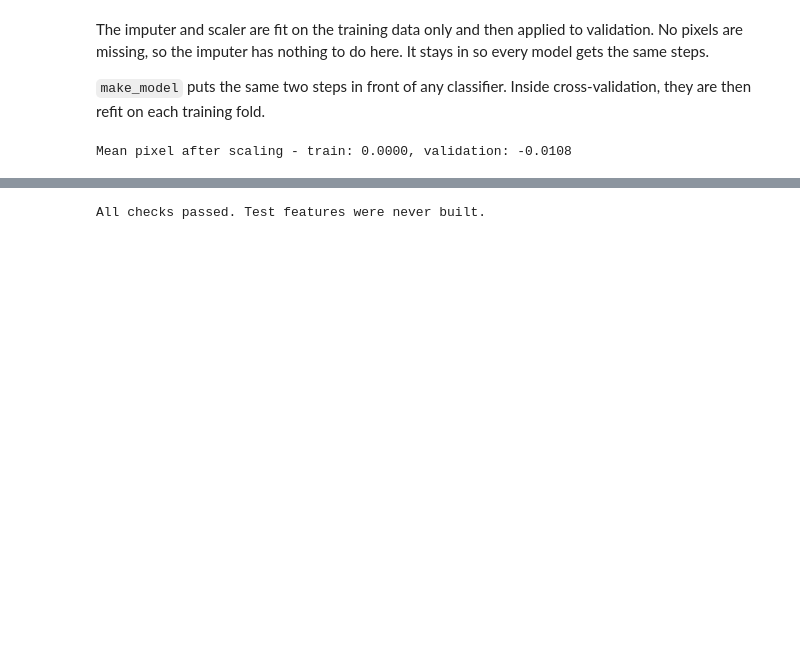
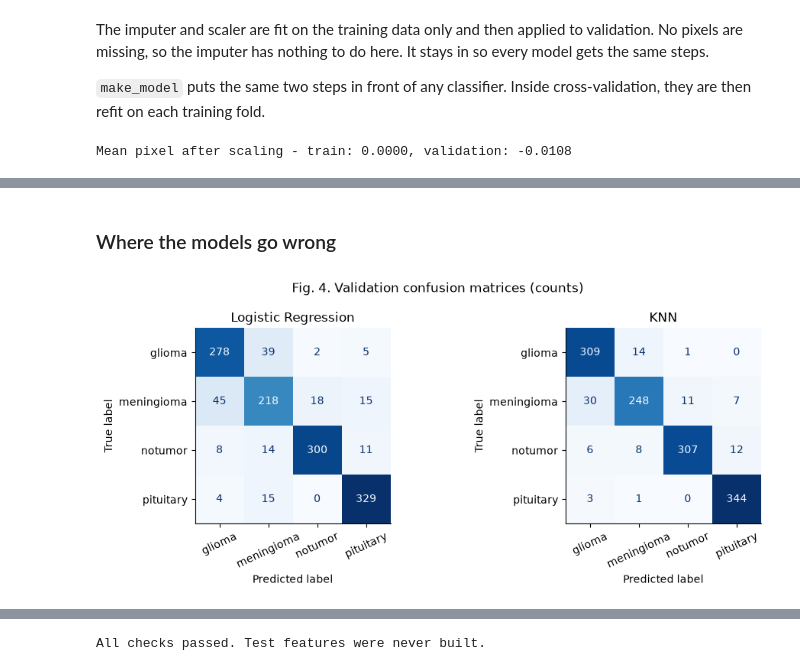
Before and after one commit to TianqiNi/9611-Project, a Jupyter notebook: ECE9611_Project_Group03.ipynb, the cells around one changed output, grey strips where cells are left out. Drawn from its saved outputs; the diff is of its cells as text; code cells hidden in the pictures; blank space fills up the shorter version.

Commit message:
Add baselines and model comparison-phase1

```diff
--- a/ECE9611_Project_Group03.ipynb
+++ b/ECE9611_Project_Group03.ipynb
@@ -230,0 +279,13 @@ Mean pixel after scaling - train: 0.0000, validation: -0.0108
+# %%
+candidates = [("Logistic Regression", c, LogisticRegression(C=c, max_iter=3000)) for c in [0.001, 0.01, 0.1, 1]]
+candidates += [("KNN", k, KNeighborsClassifier(n_neighbors=k)) for k in [1, 3, 5, 9]]
+
+folds = StratifiedKFold(n_splits=3, shuffle=True, random_state=SEED)
+rows = []
+for name, value, clf in candidates:
+    scores = cross_val_score(make_model(clf), X_train, y_train, cv=folds, scoring="f1_macro")
+    rows.append({"model": name, "setting": value, "cv_macro_f1": scores.mean(), "std": scores.std()})
+cv_results = pd.DataFrame(rows)
+
+print("Table 6. 3-fold CV on training data (C for Logistic Regression, k for KNN)")
+display(cv_results.round(4))
@@ -230,0 +303,4 @@ Mean pixel after scaling - train: 0.0000, validation: -0.0108
+# %%
+best = cv_results.loc[cv_results.groupby("model")["cv_macro_f1"].idxmax()].set_index("model")["setting"]
+best_c, best_k = best["Logistic Regression"], int(best["KNN"])
+print("Chosen C:", best_c, "| Chosen k:", best_k)
@@ -230,0 +318,11 @@ Mean pixel after scaling - train: 0.0000, validation: -0.0108
+# %%
+models = {
+    "Majority class": DummyClassifier(strategy="most_frequent"),
+    "Logistic Regression": make_model(LogisticRegression(C=best_c, max_iter=3000)),
+    "KNN": make_model(KNeighborsClassifier(n_neighbors=best_k)),
+}
+rows, preds = [], {}
+for name, model in models.items():
+    row, preds[name] = evaluate(name, model)
+    rows.append(row)
+results = pd.DataFrame(rows).set_index("model")
@@ -230,0 +347,15 @@ Mean pixel after scaling - train: 0.0000, validation: -0.0108
+# %% [markdown]
+### Where the models go wrong
+# %%
+# Fig. 4
+fig, axes = plt.subplots(1, 2, figsize=(10, 4.2))
+for ax, name in zip(axes, ["Logistic Regression", "KNN"]):
+    ConfusionMatrixDisplay.from_predictions(y_val, preds[name], labels=CLASSES, cmap="Blues",
+                                            colorbar=False, ax=ax)
+    ax.set_title(name)
+    ax.tick_params(axis="x", rotation=25)
+fig.suptitle("Fig. 4. Validation confusion matrices (counts)")
+fig.tight_layout()
+plt.show()
+# %% [output]
+[figure, added]
```
Also changed, not shown: parts of 18 cells of this notebook.
